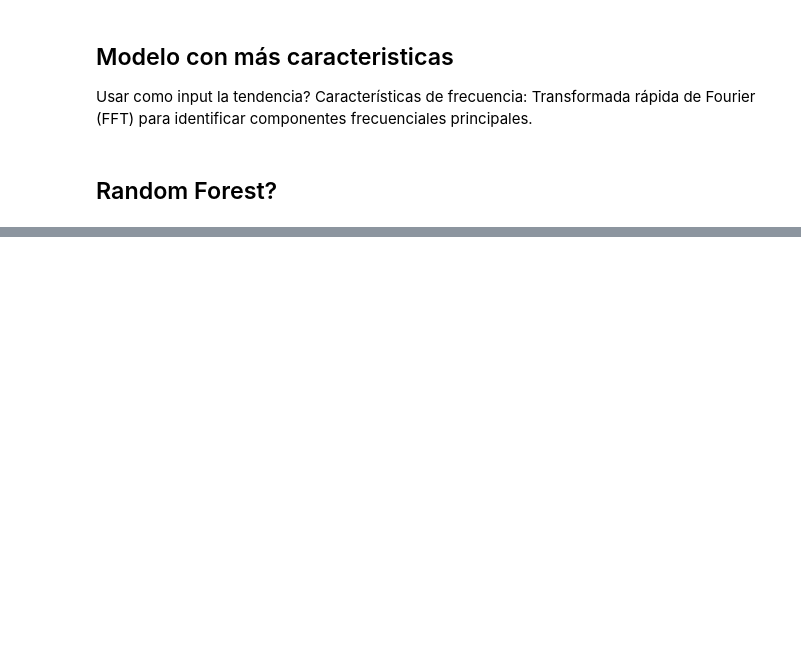
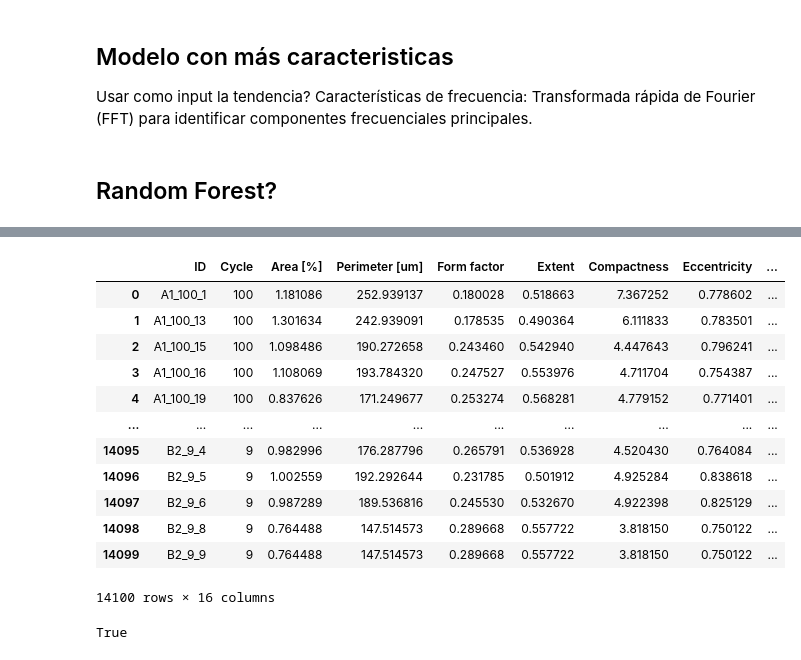
Before and after one commit to andreuva/BioChem_DrugTest, a Jupyter notebook: modelos.ipynb, the cells around one changed output, grey strips where cells are left out. Saved outputs shown, nothing was run; the diff lists cells and outputs as text; code cells hidden in the pictures; blank space fills up the shorter version.

```diff
--- a/modelos.ipynb
+++ b/modelos.ipynb
@@ -35,6 +46,6 @@ columns_to_predict = ['Target']
 # %%
-df_all['ID'] = df_all['Well'] + '_' + df_all['Cycle'].astype(str) + '_' + df_all['Metric'].astype(str)
-df_all.head()
+df.loc[:,'ID'] = df['Well'] + '_' + df['Cycle'].astype(str) + '_' + df['Metric'].astype(str)
+df.head()
 # %% [output]
 |  | Well | Cycle | Time | Object Index | Area [um^2] | Area [%] | Perimeter [um] | Form factor | Extent | ... |
 | 0 | A1 | 1 | 00:00:20 | 1 | 471.48 | 0.776572 | 275.394 | 0.078120 | 0.425646 | ... |
@@ -152,0 +162,4 @@ Características de frecuencia: Transformada rápida de Fourier (FFT) para ident
+# %%
+df_NN = df[df['Cycle'] <= 300] # Dejamos solo los casos con 300 ciclo
+df_NN = df_NN[df_NN['Well Target'] != 'Unknown'] # Eliminamos los casos con Target 'Unknown'
+df_NN.head()
@@ -152,0 +177,3 @@ Características de frecuencia: Transformada rápida de Fourier (FFT) para ident
+# %%
+df_NN.loc[:,'ID'] = df_NN['Well'] + '_' + df_NN['Cycle'].astype(str) + '_' + df_NN['Metric'].astype(str)
+df_NN.head()
@@ -152,0 +188,5 @@ Características de frecuencia: Transformada rápida de Fourier (FFT) para ident
+# %%
+# hacer la media de los valores por ID
+df_group = df_NN[columns_for_model + ['ID','Target']].groupby('ID').mean().reset_index()
+print(df_group.shape)
+df_group.head()
@@ -152,0 +201,27 @@ Características de frecuencia: Transformada rápida de Fourier (FFT) para ident
+# %%
+# divide la columna ID en tres columnas de numeros enteros
+df_group[['Well', 'Cycle', 'Metric']] = df_group['ID'].str.split('_', expand=True)
+df_group['ID_general'] = df_group['Well'] + '_' + df_group['Metric']
+df_group['Cycle'] = df_group['Cycle'].astype(int)
+df_group['Metric'] = df_group['Metric'].astype(int)
+df_group
+# %% [output]
+|  | ID | Cycle | Area [%] | Perimeter [um] | Form factor | Extent | Compactness | Eccentricity | ... |
+| 0 | A1_100_1 | 100 | 1.181086 | 252.939137 | 0.180028 | 0.518663 | 7.367252 | 0.778602 | ... |
+| 1 | A1_100_13 | 100 | 1.301634 | 242.939091 | 0.178535 | 0.490364 | 6.111833 | 0.783501 | ... |
+| 2 | A1_100_15 | 100 | 1.098486 | 190.272658 | 0.243460 | 0.542940 | 4.447643 | 0.796241 | ... |
+| 3 | A1_100_16 | 100 | 1.108069 | 193.784320 | 0.247527 | 0.553976 | 4.711704 | 0.754387 | ... |
+| 4 | A1_100_19 | 100 | 0.837626 | 171.249677 | 0.253274 | 0.568281 | 4.779152 | 0.771401 | ... |
+| ... | ... | ... | ... | ... | ... | ... | ... | ... | ... |
+| 14095 | B2_9_4 | 9 | 0.982996 | 176.287796 | 0.265791 | 0.536928 | 4.520430 | 0.764084 | ... |
+| 14096 | B2_9_5 | 9 | 1.002559 | 192.292644 | 0.231785 | 0.501912 | 4.925284 | 0.838618 | ... |
+| 14097 | B2_9_6 | 9 | 0.987289 | 189.536816 | 0.245530 | 0.532670 | 4.922398 | 0.825129 | ... |
+| 14098 | B2_9_8 | 9 | 0.764488 | 147.514573 | 0.289668 | 0.557722 | 3.818150 | 0.750122 | ... |
+| 14099 | B2_9_9 | 9 | 0.764488 | 147.514573 | 0.289668 | 0.557722 | 3.818150 | 0.750122 | ... |
+14100 rows × 16 columns
+# %%
+# comprobar que todos los ID tienen exactamente 300 ciclos
+df_group.groupby('ID_general').count().reset_index()
+all(df_group.groupby('ID_general').count()['ID'] == 300)
+# %% [output]
+True
```
Also changed, not shown: parts of 23 cells of this notebook, 3 other files.
